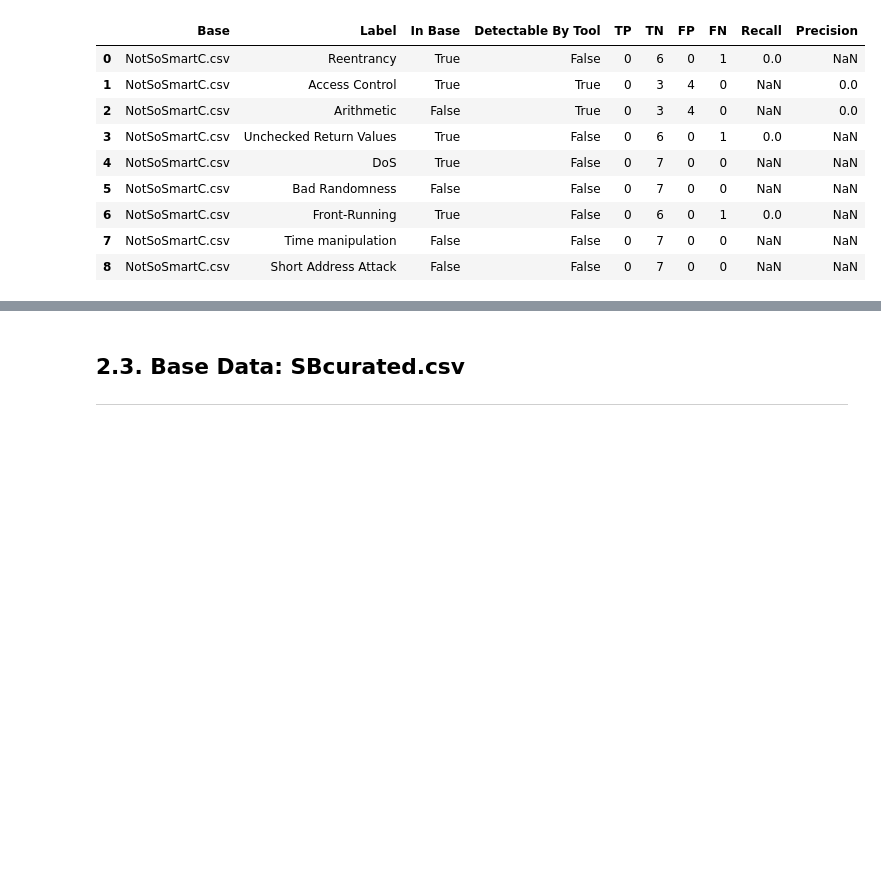
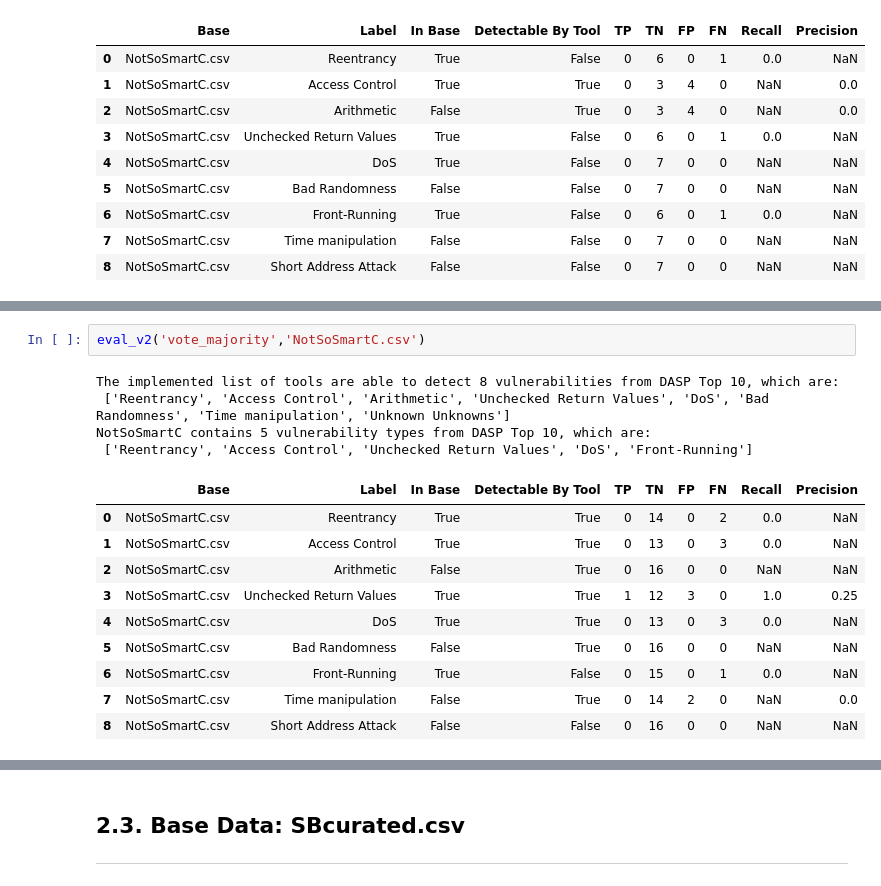
Before and after one commit to MultiTagging/MultiTagging_Refiner_Demo, a Jupyter notebook: MultiTagging.ipynb, the cells around one changed output, grey strips where cells are left out. Cells and saved outputs as stored; diff of their text form; blank space fills up the shorter version.

```diff
--- a/MultiTagging.ipynb
+++ b/MultiTagging.ipynb
@@ -439,0 +514,17 @@ NotSoSmartC contains 5 vulnerability types from DASP Top 10, which are:
+# %%
+eval_v2('vote_majority','NotSoSmartC.csv')
+# %% [output]
+The implemented list of tools are able to detect 8 vulnerabilities from DASP Top 10, which are:
+ ['Reentrancy', 'Access Control', 'Arithmetic', 'Unchecked Return Values', 'DoS', 'Bad Randomness', 'Time manipulation', 'Unknown Unknowns']
+NotSoSmartC contains 5 vulnerability types from DASP Top 10, which are:
+ ['Reentrancy', 'Access Control', 'Unchecked Return Values', 'DoS', 'Front-Running']
+|  | Base | Label | In Base | Detectable By Tool | TP | TN | FP | FN | Recall | Precision |
+| 0 | NotSoSmartC.csv | Reentrancy | True | True | 0 | 14 | 0 | 2 | 0.0 | NaN |
+| 1 | NotSoSmartC.csv | Access Control | True | True | 0 | 13 | 0 | 3 | 0.0 | NaN |
+| 2 | NotSoSmartC.csv | Arithmetic | False | True | 0 | 16 | 0 | 0 | NaN | NaN |
+| 3 | NotSoSmartC.csv | Unchecked Return Values | True | True | 1 | 12 | 3 | 0 | 1.0 | 0.25 |
+| 4 | NotSoSmartC.csv | DoS | True | True | 0 | 13 | 0 | 3 | 0.0 | NaN |
+| 5 | NotSoSmartC.csv | Bad Randomness | False | True | 0 | 16 | 0 | 0 | NaN | NaN |
+| 6 | NotSoSmartC.csv | Front-Running | True | False | 0 | 15 | 0 | 1 | 0.0 | NaN |
+| 7 | NotSoSmartC.csv | Time manipulation | False | True | 0 | 14 | 2 | 0 | NaN | 0.0 |
+| 8 | NotSoSmartC.csv | Short Address Attack | False | False | 0 | 16 | 0 | 0 | NaN | NaN |
```
Also changed, not shown: parts of 17 cells of this notebook, 25 other files.
